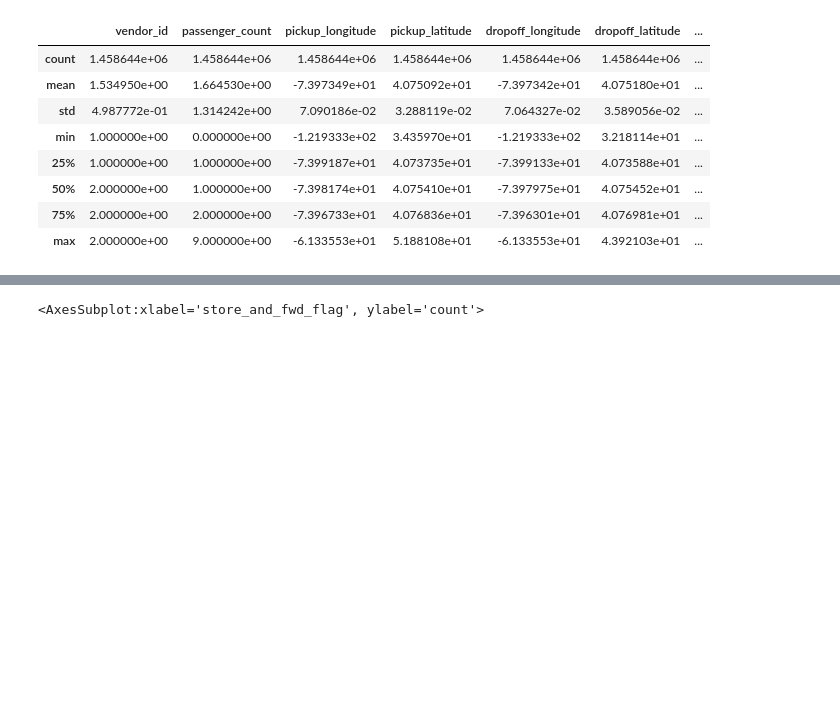
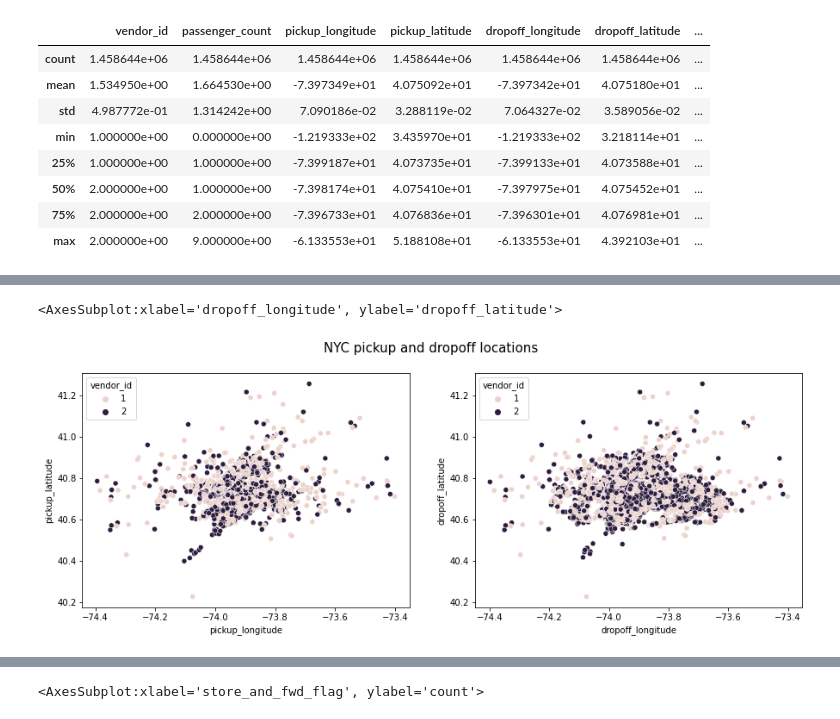
Before and after one commit to tawiwut-cha/nyc_cabs_draft, a Jupyter notebook: predict_duration_competition.ipynb, the cells around one changed output, grey strips where cells are left out. Drawn from its saved outputs; the diff is of its cells as text; code cells hidden in the pictures; blank space fills up the shorter version.

```diff
--- a/predict_duration_competition.ipynb
+++ b/predict_duration_competition.ipynb
@@ -125,2 +189,16 @@ df[feat_num].describe()
+# %%
+plt.figure(figsize=(15,5))
+plt.suptitle('NYC pickup and dropoff locations', size=15)
+
+plt.subplot(121)
+sns.scatterplot(data=df_filtered, y='pickup_latitude', x='pickup_longitude', hue='vendor_id')
+# plt.title('NYC pickup locations')
+
+plt.subplot(122)
+sns.scatterplot(data=df_filtered, y='dropoff_latitude', x='dropoff_longitude', hue='vendor_id')
+# plt.title('NYC dropoff locations')
+# %% [output]
+<AxesSubplot:xlabel='dropoff_longitude', ylabel='dropoff_latitude'>
+[figure, added]
 # %%
 plt.figure(figsize=(20,5))
```
Also changed, not shown: parts of 25 cells of this notebook.
